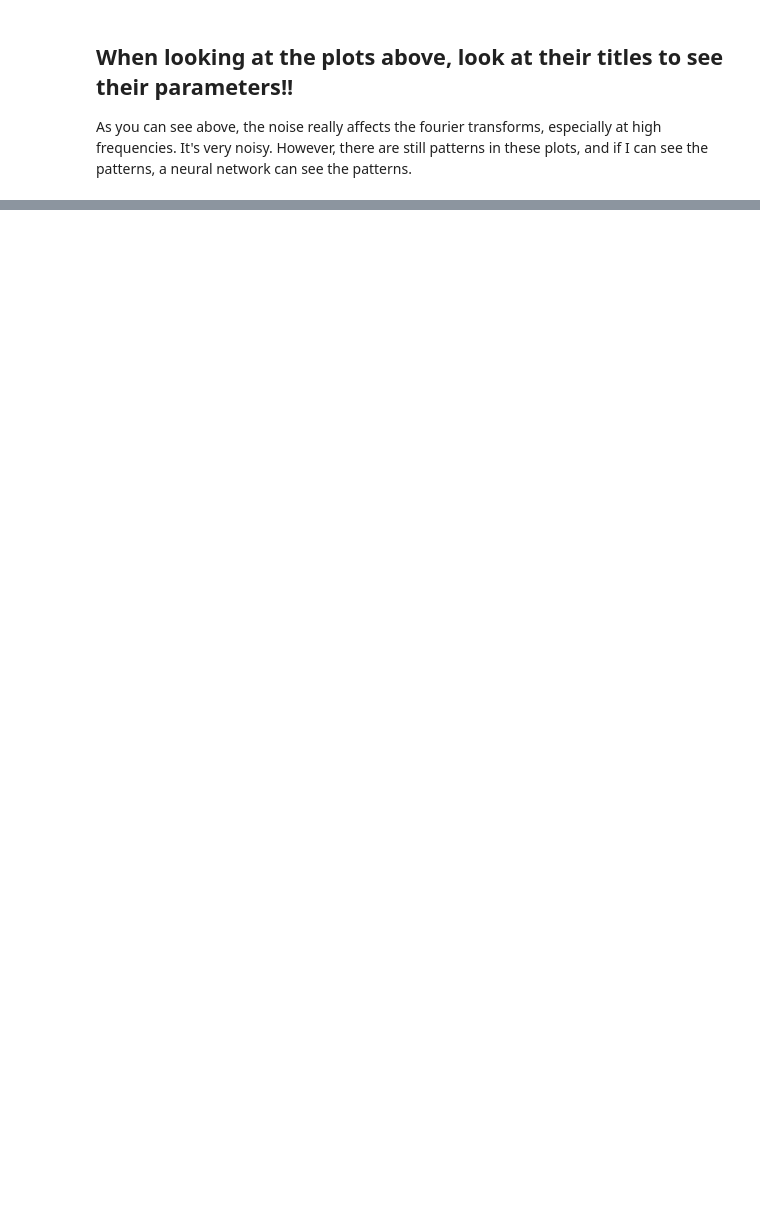
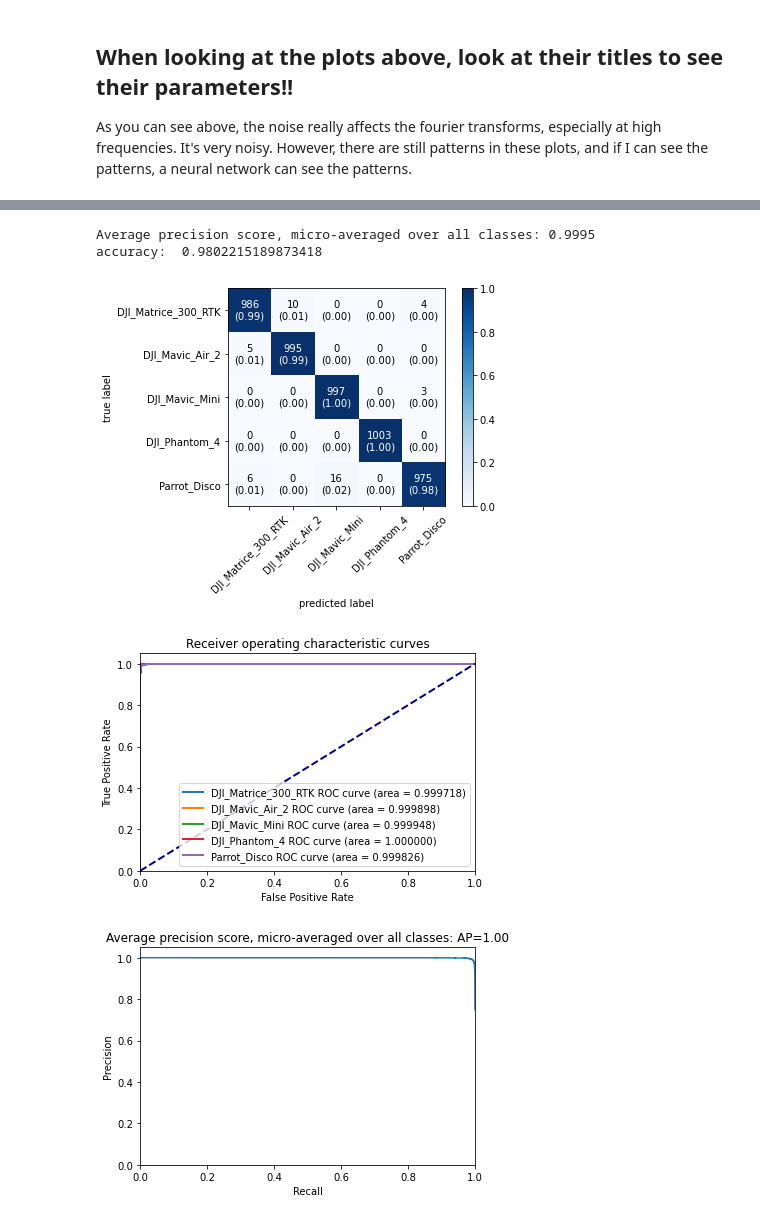
Before and after one commit to SinclairHudson/CANSOFCOM, a Jupyter notebook: CANSOFCOM.ipynb, the cells around one changed output, grey strips where cells are left out. Saved outputs shown, nothing was run; the diff lists cells and outputs as text; code cells hidden in the pictures; blank space fills up the shorter version.

```diff
--- a/CANSOFCOM.ipynb
+++ b/CANSOFCOM.ipynb
@@ -183,0 +239,8 @@ test_classifier(f_s=26000, SNR=5)
+# %%
+testclassifier(f_s=26000, SNR=5)
+# %% [output]
+Average precision score, micro-averaged over all classes: 0.9995
+accuracy:  0.9802215189873418
+[figure, added]
+[figure, added]
+[figure, added]
```
Also changed, not shown: parts of 14 cells of this notebook, 1 other file.
